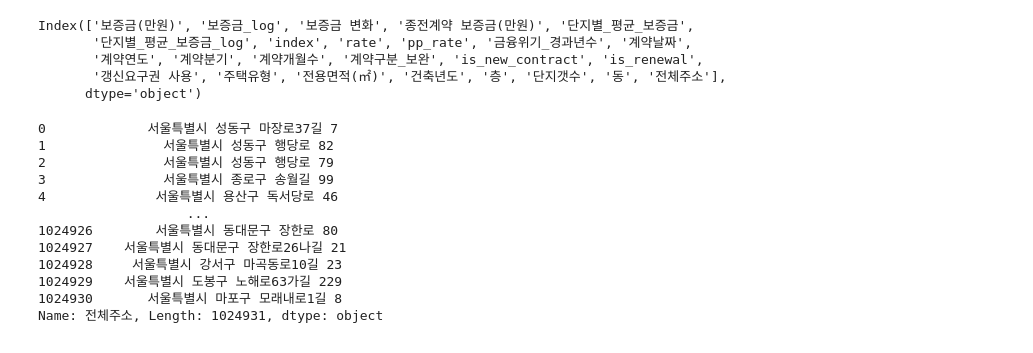
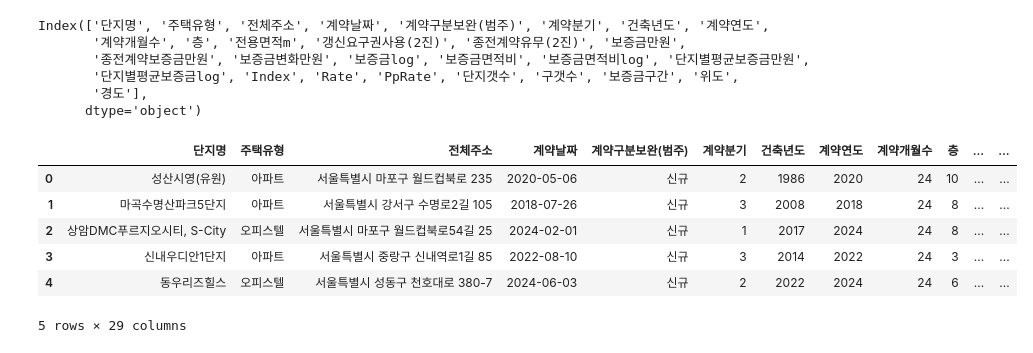
Before and after one commit to yoonkeen88/ChangeCoordinate, a Jupyter notebook: preprocessing/data_seper.ipynb, the cells around one changed output. Cells and saved outputs as stored; diff of their text form; code cells hidden in the pictures.

```diff
--- a/preprocessing/data_seper.ipynb
+++ b/preprocessing/data_seper.ipynb
@@ -8,23 +5,33 @@ df = df.drop(['Unnamed: 0'], axis=1)
+# %%
+path1 = "C:/python_project/ChangeCoordinate/좌표변환_1.csv"
+path2 = "C:/python_project/ChangeCoordinate/좌표변환_2.csv"
+path3 = "C:/python_project/ChangeCoordinate/좌표변환_3.csv"
+path4 = "C:/python_project/ChangeCoordinate/좌표변환_4.csv"
+path5 = "C:/python_project/ChangeCoordinate/좌표변환_5.csv"
+path6 = "C:/python_project/ChangeCoordinate/좌표변환_6.csv"
+
+df1 = pd.read_csv(path1)
+df2 = pd.read_csv(path2)
+df3 = pd.read_csv(path3)
+df4 = pd.read_csv(path4)
+df5 = pd.read_csv(path5)
+df6 = pd.read_csv(path6)
 # %%
-df.columns
+df1.columns
 # %% [output]
-Index(['보증금(만원)', '보증금_log', '보증금 변화', '종전계약 보증금(만원)', '단지별_평균_보증금',
-       '단지별_평균_보증금_log', 'index', 'rate', 'pp_rate', '금융위기_경과년수', '계약날짜',
-       '계약연도', '계약분기', '계약개월수', '계약구분_보완', 'is_new_contract', 'is_renewal',
-       '갱신요구권 사용', '주택유형', '전용면적(㎡)', '건축년도', '층', '단지갯수', '동', '전체주소'],
+Index(['단지명', '주택유형', '전체주소', '계약날짜', '계약구분보완(범주)', '계약분기', '건축년도', '계약연도',
+       '계약개월수', '층', '전용면적m', '갱신요구권사용(2진)', '종전계약유무(2진)', '보증금만원',
+       '종전계약보증금만원', '보증금변화만원', '보증금log', '보증금면적비', '보증금면적비log', '단지별평균보증금만원',
+       '단지별평균보증금log', 'Index', 'Rate', 'PpRate', '단지갯수', '구갯수', '보증금구간', '위도',
+       '경도'],
       dtype='object')
-# %%
-df['전체주소']
-# %% [output]
-0             서울특별시 성동구 마장로37길 7
-1               서울특별시 성동구 행당로 82
-2               서울특별시 성동구 행당로 79
-3               서울특별시 종로구 송월길 99
-4              서울특별시 용산구 독서당로 46
-                   ...
-1024926        서울특별시 동대문구 장한로 80
-1024927    서울특별시 동대문구 장한로26나길 21
-1024928     서울특별시 강서구 마곡동로10길 23
-1024929    서울특별시 도봉구 노해로63가길 229
-1024930       서울특별시 마포구 모래내로1길 8
-Name: 전체주소, Length: 1024931, dtype: object
+# %%
+df1.head()
+# %% [output]
+|  | 단지명 | 주택유형 | 전체주소 | 계약날짜 | 계약구분보완(범주) | 계약분기 | 건축년도 | 계약연도 | 계약개월수 | 층 | ... | ... |
+| 0 | 성산시영(유원) | 아파트 | 서울특별시 마포구 월드컵북로 235 | 2020-05-06 | 신규 | 2 | 1986 | 2020 | 24 | 10 | ... | ... |
+| 1 | 마곡수명산파크5단지 | 아파트 | 서울특별시 강서구 수명로2길 105 | 2018-07-26 | 신규 | 3 | 2008 | 2018 | 24 | 8 | ... | ... |
+| 2 | 상암DMC푸르지오시티, S-City | 오피스텔 | 서울특별시 마포구 월드컵북로54길 25 | 2024-02-01 | 신규 | 1 | 2017 | 2024 | 24 | 8 | ... | ... |
+| 3 | 신내우디안1단지 | 아파트 | 서울특별시 중랑구 신내역로1길 85 | 2022-08-10 | 신규 | 3 | 2014 | 2022 | 24 | 3 | ... | ... |
+| 4 | 동우리즈힐스 | 오피스텔 | 서울특별시 성동구 천호대로 380-7 | 2024-06-03 | 신규 | 2 | 2022 | 2024 | 24 | 6 | ... | ... |
+5 rows × 29 columns
```
Also changed, not shown: parts of 44 cells of this notebook, 4 other files.
